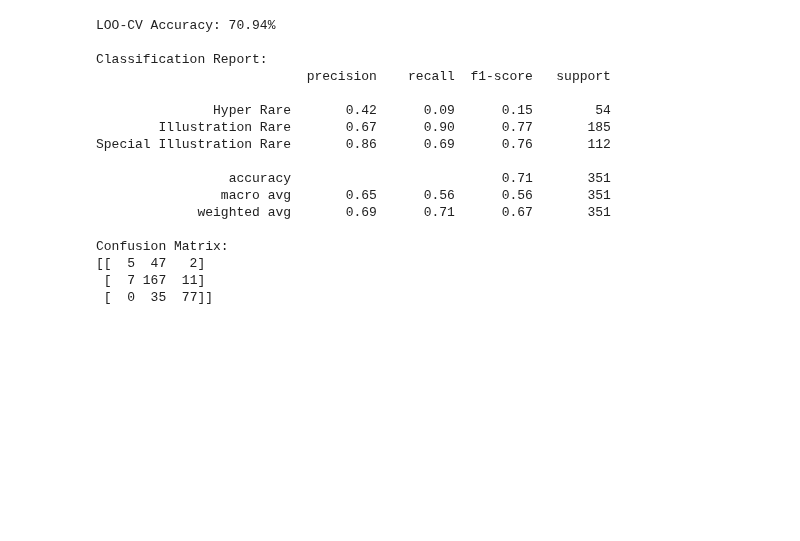
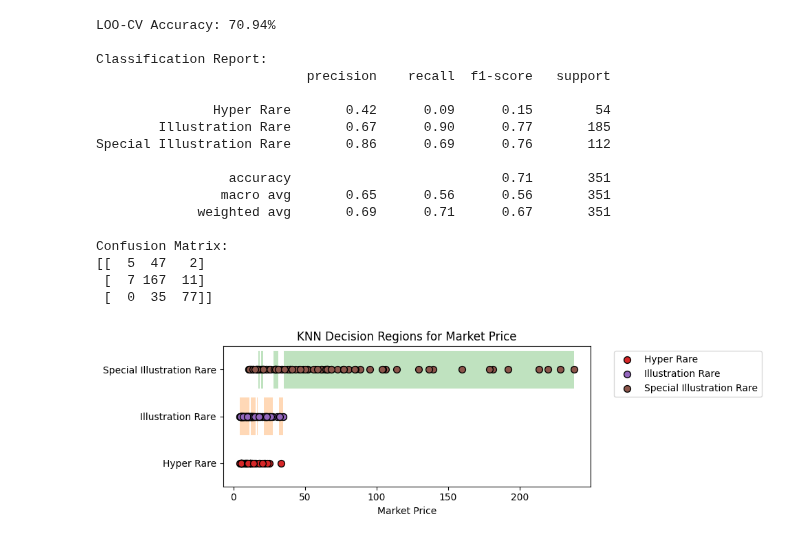
Before and after one commit to Raymon9-Chen/CMSC320-Final-Project, a Jupyter notebook: pokemon_set_data.ipynb, the cells around one changed output. Drawn from its saved outputs; the diff is of its cells as text; code cells hidden in the pictures; blank space fills up the shorter version.

Commit message:
graph for machine learning model

```diff
--- a/pokemon_set_data.ipynb
+++ b/pokemon_set_data.ipynb
@@ -570,3 +570,44 @@ Confusion Matrix:
 [[  5  47   2]
  [  7 167  11]
  [  0  35  77]]
+# %%
+scaler = StandardScaler()
+X_scaled = scaler.fit_transform(X)
+knn = KNeighborsClassifier(n_neighbors=9)
+knn.fit(X_scaled, y_encoded)
+
+price_grid = np.linspace(X.min(), X.max(), 500).reshape(-1, 1)
+price_grid_scaled = scaler.transform(price_grid)
+grid_preds = knn.predict(price_grid_scaled)
+
+plt.figure(figsize=(10, 3))
+
+for cls in np.unique(grid_preds):
+    mask = (grid_preds == cls)
+    plt.fill_between(
+        price_grid.ravel(),
+        cls - 0.4,
+        cls + 0.4,
+        where=mask,
+        alpha=0.3
+    )
+
+for cls in np.unique(y_encoded):
+    mask = (y_encoded == cls)
+    plt.scatter(
+        X[mask].ravel(),
+        np.full(mask.sum(), cls),
+        label=le.inverse_transform([cls])[0],
+        edgecolor='k',
+        s=50
+    )
+
+plt.yticks(sorted(np.unique(y_encoded)), le.classes_)
+plt.ylim(-0.5, len(le.classes_) - 0.5)
+plt.xlabel("Market Price")
+plt.title("KNN Decision Regions for Market Price")
+plt.legend(bbox_to_anchor=(1.05, 1), loc="upper left")
+plt.tight_layout()
+plt.show()
+# %% [output]
+[figure, added]
```
Also changed, not shown: parts of 1 cell of this notebook.
